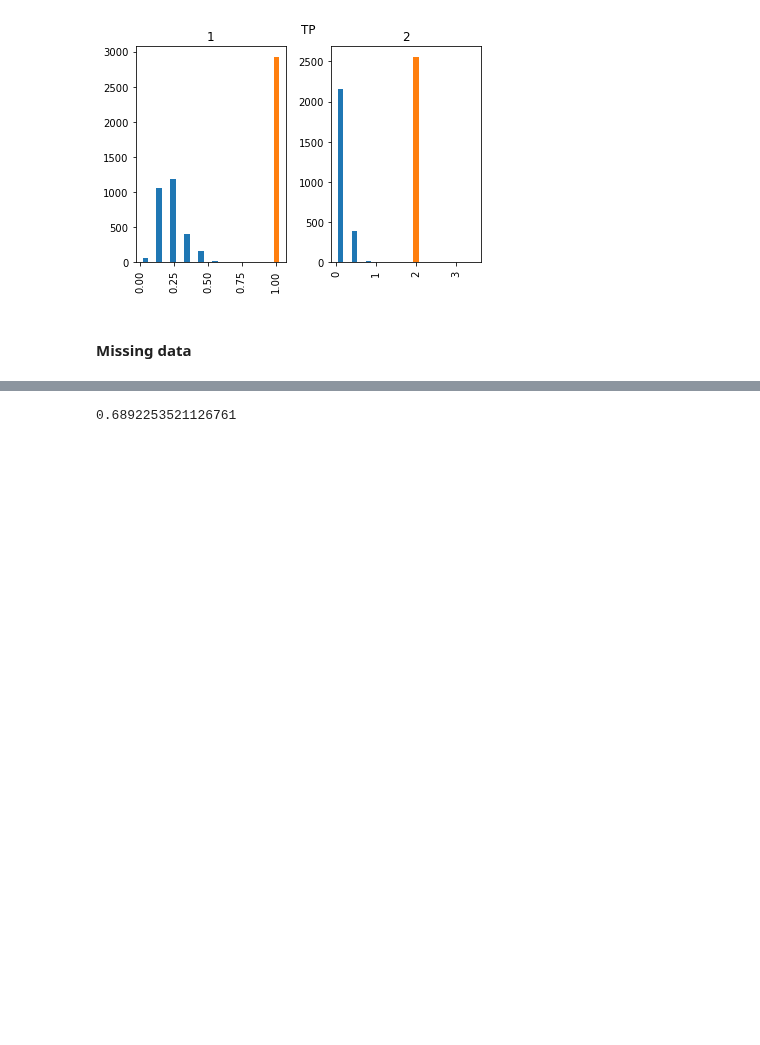
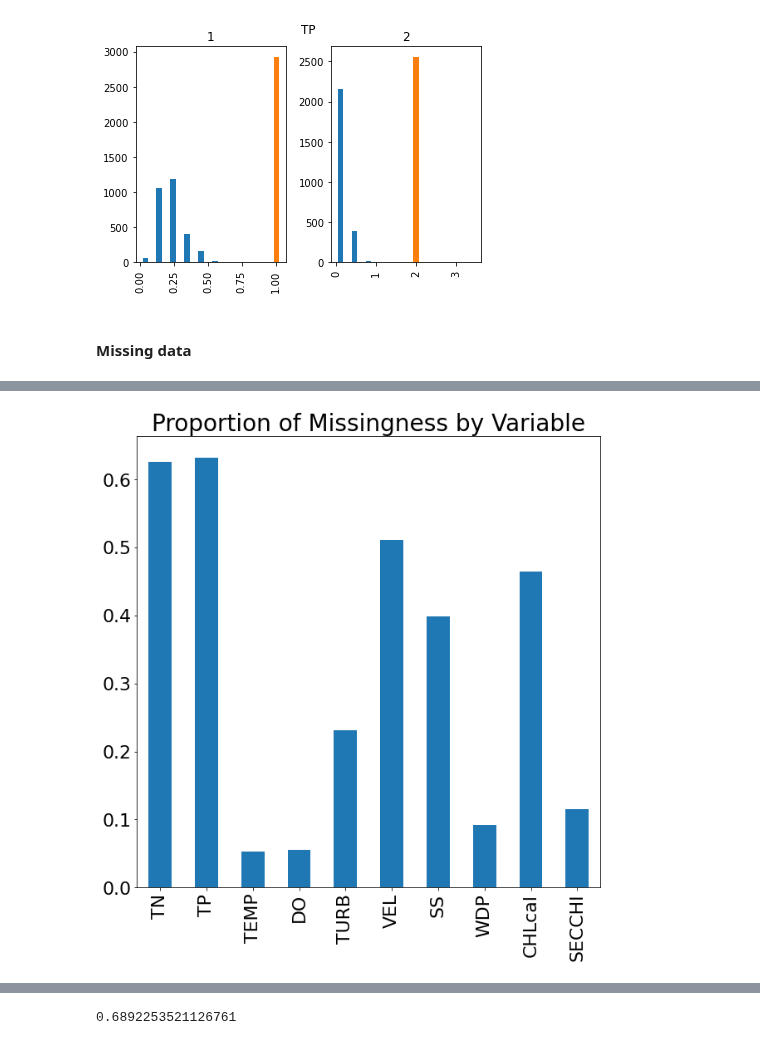
Before and after one commit to amberlee0516/UMR-TDA-2021, a Jupyter notebook: pools_specific_EDA/Open River/Open River Analysis.ipynb, the cells around one changed output, grey strips where cells are left out. Saved outputs shown, nothing was run; the diff lists cells and outputs as text; code cells hidden in the pictures; blank space fills up the shorter version.

```diff
--- a/pools_specific_EDA/Open River/Open River Analysis.ipynb
+++ b/pools_specific_EDA/Open River/Open River Analysis.ipynb
@@ -566,0 +558,5 @@ dtype: int64
+# %%
+continuous = ['TN','TP','TEMP','DO','TURB','COND','VEL','SS','WDP','CHLcal','SECCHI']
+nocond = ['TN','TP','TEMP','DO','TURB','VEL','SS','WDP','CHLcal','SECCHI']
+total_missingness = water_data[nocond].isnull().sum()
+total_missingness
@@ -566,0 +577,3 @@ dtype: int64
+# %%
+prop_missingness = total_missingness/water_data.shape[0]
+prop_missingness
@@ -566,0 +592,6 @@ dtype: int64
+# %%
+ax = prop_missingness.plot.bar(title="Proportion of Missingness by Variable",figsize=(10,10),fontsize=22)
+ax.title.set_size(28)
+ax.figure.savefig('missingness')
+# %% [output]
+[figure, added]
```
Also changed, not shown: parts of 9 cells of this notebook, 3 other files.
